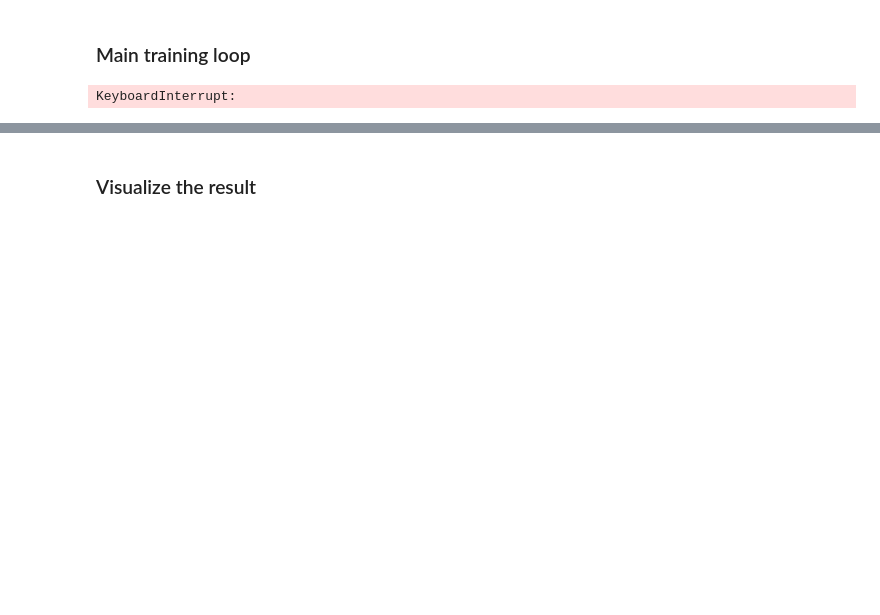
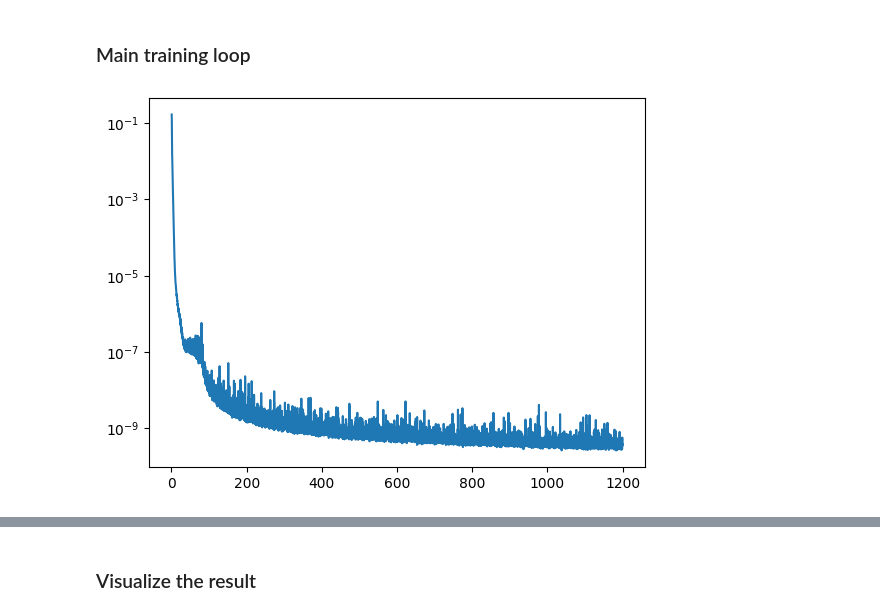
Before and after one commit to JamesAndrewKing/GaussNewtonShapes, a Jupyter notebook: notebooks/enneper.ipynb, the cells around one changed output, grey strips where cells are left out. Saved outputs shown, nothing was run; the diff lists cells and outputs as text; code cells hidden in the pictures; blank space fills up the shorter version.

Commit message:
cleaned up catenoid and enneper notebooks

```diff
--- a/notebooks/enneper.ipynb
+++ b/notebooks/enneper.ipynb
@@ -31,15 +30,12 @@ torch.set_default_device(device)
 # %% [markdown]
 ### True Surface
 # %%
-from util.visualization.utils_mesh import get_mesh
-
 # Parametric equations for Enneper's minimal surface in polar coordinates
 def enneper_surface_polar(r, phi):
     x = r * torch.cos(phi) - (1/3) * r**3 * torch.cos(3 * phi)
     y = r * torch.sin(phi) + (1/3) * r**3 * torch.sin(3 * phi)
     z = r**2 * torch.cos(2 * phi)
     return x, y, z
-
 
 def enneper_level_set(v):
     x = v[:, 0]
@@ -51,10 +47,22 @@ def enneper_level_set(v):
     output = term1**3 - 3*z*term2**2
     return output
 
+def sample_true_surface(n_samples):
+    # Generate radial and angular coordinates
+    r = torch.linspace(-r_max, r_max, n_samples, dtype=torch.float64)
+    phi = torch.linspace(-torch.pi, torch.pi, 2*n_samples, dtype=torch.float64)
+
+    # Create a grid of r and phi
+    r, phi = torch.meshgrid(r, phi, indexing='ij')
+
+    # Compute the x, y, z coordinates using the parametric equations
+    x, y, z = enneper_surface_polar(r.flatten(), phi.flatten())
+    points_on_surface = torch.vstack([x, y, z]).T
+
+    return points_on_surface
 
 # Bounds and number of samples
 n = 1000
-# r_max = 1.0
 r_max = 0.9
 phi = torch.linspace(-torch.pi, torch.pi, n, dtype=torch.float64)
 
@@ -62,6 +70,7 @@ phi = torch.linspace(-torch.pi, torch.pi, n, dtype=torch.float64)
 r_constant = torch.full_like(phi, r_max, dtype=torch.float64)
 x, y, z = enneper_surface_polar(r_constant, phi)
 pts_boundary = torch.vstack([x, y, z]).T
+pts_surface_true = sample_true_surface(64)
 
 # Generate the mesh using the level set function
 verts, faces = get_mesh(
@@ -71,11 +80,8 @@ verts, faces = get_mesh(
     chunks=2
 )
 
-# Visualization
-color = 0xbbbbbb
-
 fig = k3d.plot(height=800, grid_visible=False, camera_fov=1.0)
-fig += k3d.mesh(verts, faces, color=color, side='double', flat_shading=False)
+fig += k3d.mesh(verts, faces, color=0xbbbbbb, side='double', flat_shading=False)
 fig += k3d.points(pts_boundary.cpu().detach(), color=0x00ff00, point_size=0.05)
 
 fig.display()
@@ -301,51 +190,50 @@ for i in (pbar:=trange(100000)):
         break
     optim.zero_grad()
 
-    ## 1) Interface at boundaries
     loss_interface  = 0.5*model.f(params, pts_boundary).square().mean()
 
-    loss_eikonal  = 0.5*(model.vf_x(params, pts_eikonal).squeeze(1).square().sum(1).sqrt() - 1).square().mean()
+    loss_eikonal  = 0.5*model.r_eikonal(params, pts_eikonal).squeeze(1).square().mean()
 
     if i == 500:
         loss_weights = {"interface": 1.0, "eikonal": 0.0, "curvature": 1.0}
         config["loss_weights"] = loss_weights
         optim.config = config
 
-    pts_surface = sample_model_surface_binsearch(model)
+    pts_surface = sample_model_surface_binsearch(model, pts_boundary)
     config["pts_surface"] = pts_surface
     optim.config = config
 
-    loss_curvature = 0.5*model.v_f_mean_curvature(params, pts_surface).squeeze(1).square().mean()
+    loss_curvature = 0.5*model.r_mean_curvature(params, pts_surface).squeeze(1).square().mean()
 
     loss = loss_weights["interface"] * loss_interface + loss_weights["eikonal"] * loss_eikonal + loss_weights["curvature"] * loss_curvature
 
     loss.backward()
     with torch.no_grad():
         loss_metric = loss_interface + loss_curvature
         current_time = time.time() - start_time
         loss_over_time[current_time] = loss_metric.item()
-        distance_over_time[current_time] = compute_distance(model.double(), enneper_level_set, pts_surface, pts_surface_true)
-        chamfer_over_time[current_time] = chamfer_disc(model, pts_surface_true)
+        distance_over_time[current_time] = compute_distance(model.double(), enneper_level_set, pts_surface, pts_surface_true, 1.0)
+        chamfer_over_time[current_time] = chamfer_div(model, pts_surface_true)
 
         if loss_metric.item() < best_loss:
             best_loss = loss_metric.item()
             best_model_state = copy.deepcopy(model.state_dict())
 
         pbar.set_description(f"interface: {loss_interface.item():.2e} "
                             f"eikonal: {loss_eikonal.item():.2e} "
                             f"curvature: {loss_curvature.item():.2e} "
                             f"error: {chamfer_over_time[current_time]:.2e} "
                             f"{len(pts_surface)}"
                             )
     optim.step()
 
-# Load the best model after training
-if best_model_state is not None:
-    model.load_state_dict(best_model_state)
-    print(f"Best model loaded with loss {best_loss}")
+# Optional: Load the best model after training
+# if best_model_state is not None:
+#     model.load_state_dict(best_model_state)
+#     print(f"Best model loaded with loss {best_loss}")
 
 plt.plot(loss_over_time.keys(), loss_over_time.values())
 plt.semilogy()
 plt.show()
 # %% [output]
-KeyboardInterrupt:
+[figure, added]
```
Also changed, not shown: parts of 17 cells of this notebook, 7 other files.
